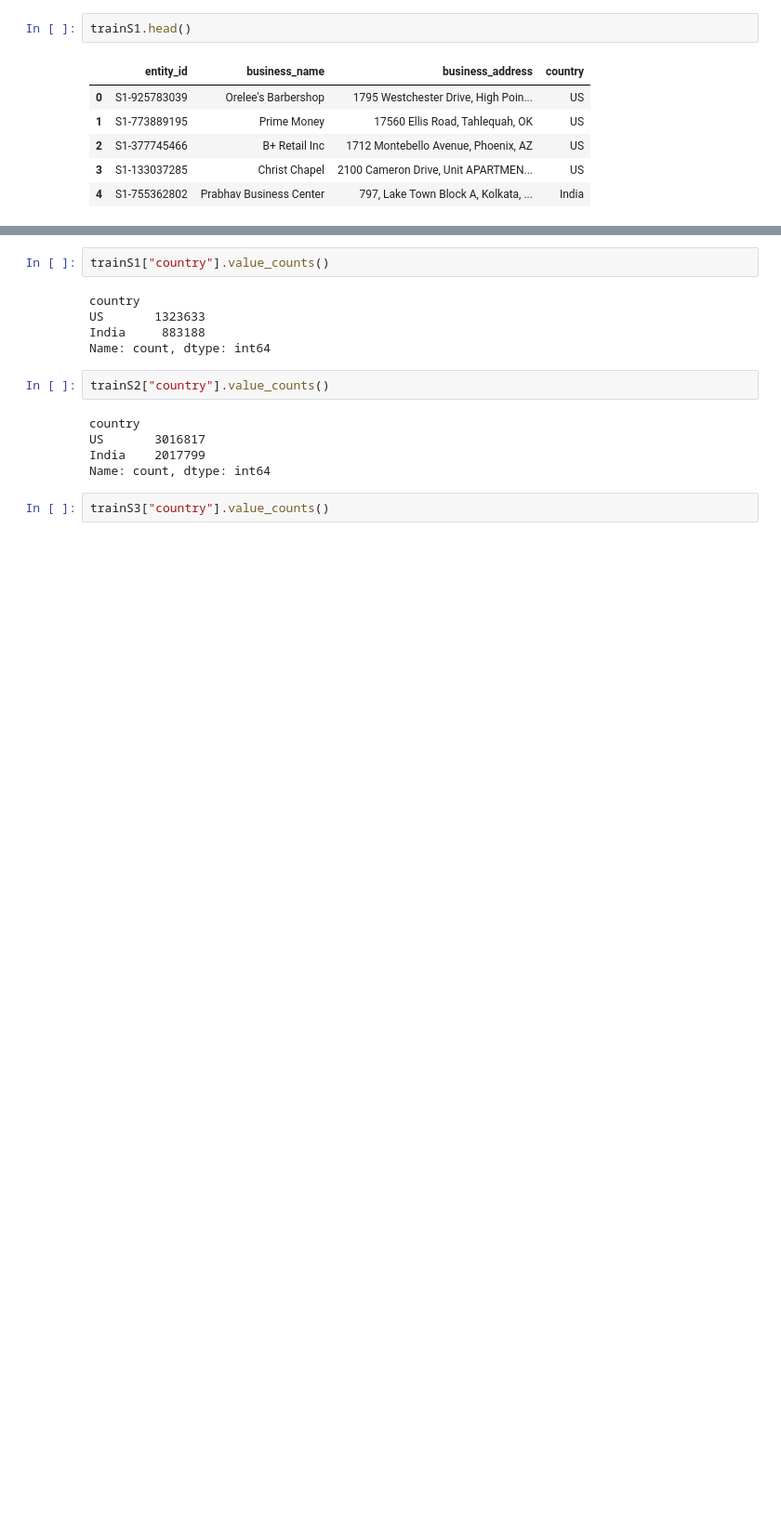
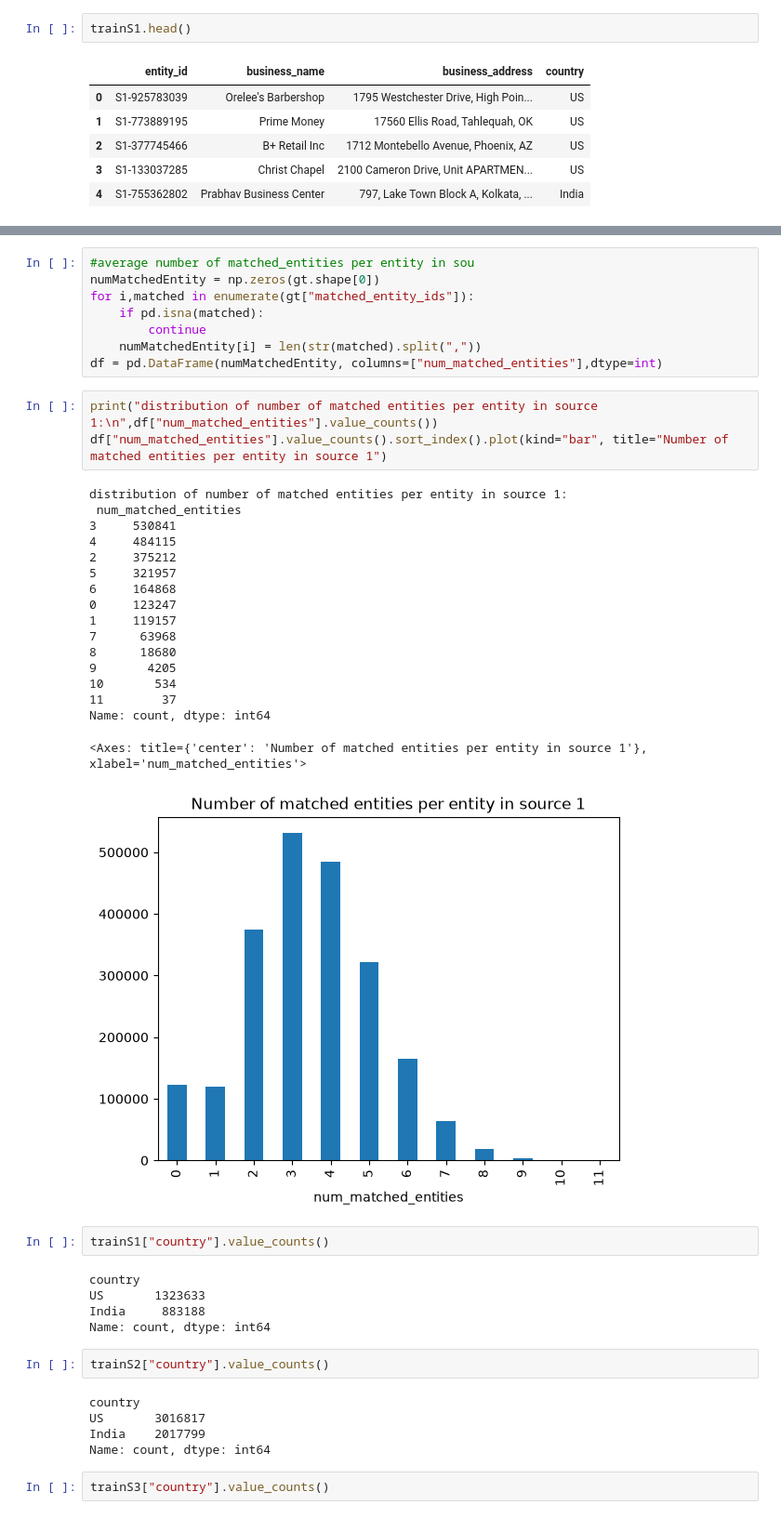
Before and after one commit to shantanu-urgunde-21/amazon-ml-hackathon-2026-submission, a Jupyter notebook: code/business_entity_resolution/src/notebooks/test.ipynb, the cells around one changed output, grey strips where cells are left out. Shown at 93% size. Saved outputs shown, nothing was run; the diff lists cells and outputs as text; blank space fills up the shorter version.

```diff
--- a/code/business_entity_resolution/src/notebooks/test.ipynb
+++ b/code/business_entity_resolution/src/notebooks/test.ipynb
@@ -41,3 +93,32 @@ trainS1.head()
+# %%
+#average number of matched_entities per entity in sou
+numMatchedEntity = np.zeros(gt.shape[0])
+for i,matched in enumerate(gt["matched_entity_ids"]):
+    if pd.isna(matched):
+        continue
+    numMatchedEntity[i] = len(str(matched).split(","))
+df = pd.DataFrame(numMatchedEntity, columns=["num_matched_entities"],dtype=int)
+# %%
+print("distribution of number of matched entities per entity in source 1:\n",df["num_matched_entities"].value_counts())
+df["num_matched_entities"].value_counts().sort_index().plot(kind="bar", title="Number of matched entities per entity in source 1")
+# %% [output]
+distribution of number of matched entities per entity in source 1:
+ num_matched_entities
+3     530841
+4     484115
+2     375212
+5     321957
+6     164868
+0     123247
+1     119157
+7      63968
+8      18680
+9       4205
+10       534
+11        37
+Name: count, dtype: int64
+<Axes: title={'center': 'Number of matched entities per entity in source 1'}, xlabel='num_matched_entities'>
+[figure, added]
 # %%
 trainS1["country"].value_counts()
 # %% [output]
```
Also changed, not shown: parts of 7 cells of this notebook.
